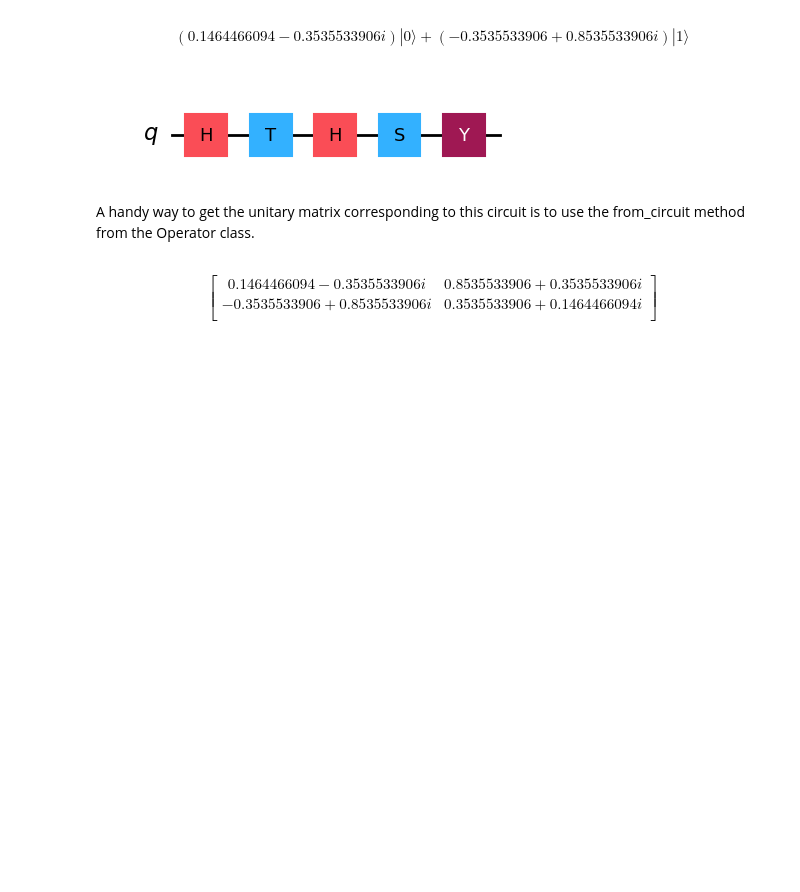
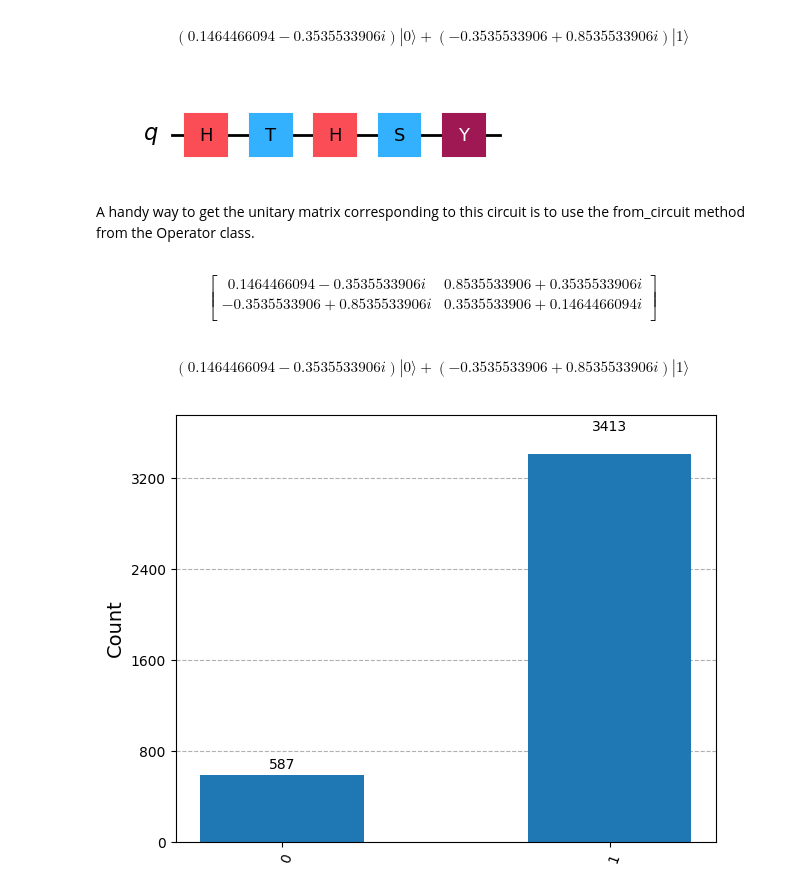
Before and after one commit to JayZeus999/IBM-Quantum-Learning, a Jupyter notebook: QM-Courses/single-systems-qiskit.ipynb, the cells around one changed output. Cells and saved outputs as stored; diff of their text form; code cells hidden in the pictures; blank space fills up the shorter version.

Commit message:
Operate on ket0 with circuit & plot histogram

```diff
--- a/QM-Courses/single-systems-qiskit.ipynb
+++ b/QM-Courses/single-systems-qiskit.ipynb
@@ -185,3 +185,19 @@ $$
  -0.3535533906 + 0.8535533906 i & 0.3535533906 + 0.1464466094 i  \\
  \end{bmatrix}
 $$
+# %%
+ket0 = Statevector([1, 0])
+v = ket0.evolve(circuit)
+
+display(v.draw("latex"))
+# %% [output]
+$$(0.1464466094 - 0.3535533906 i) |0\rangle+(-0.3535533906 + 0.8535533906 i) |1\rangle$$
+# %%
+# Simulates an experiment where the state obtained from the circuit above
+# is measured with a standard basis measurement 4000 times (using a fresh copy of the state each time).
+
+statistics2 = v.sample_counts(4000)
+
+display(plot_histogram(statistics2))
+# %% [output]
+[figure, added]
```
